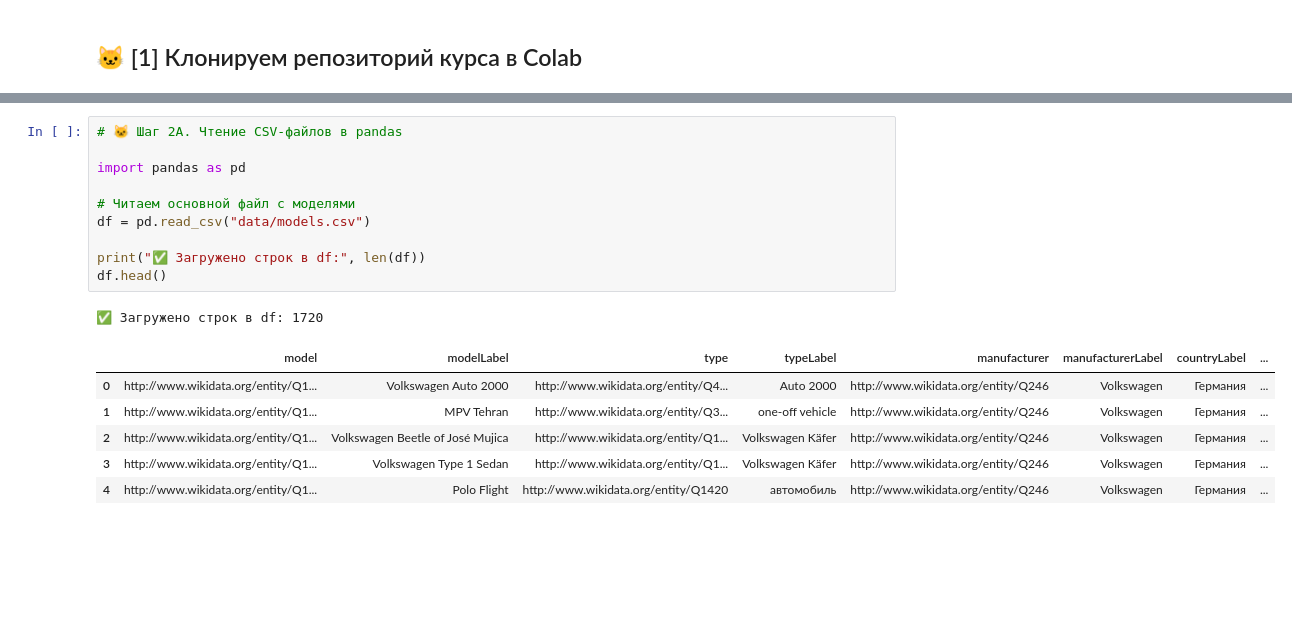
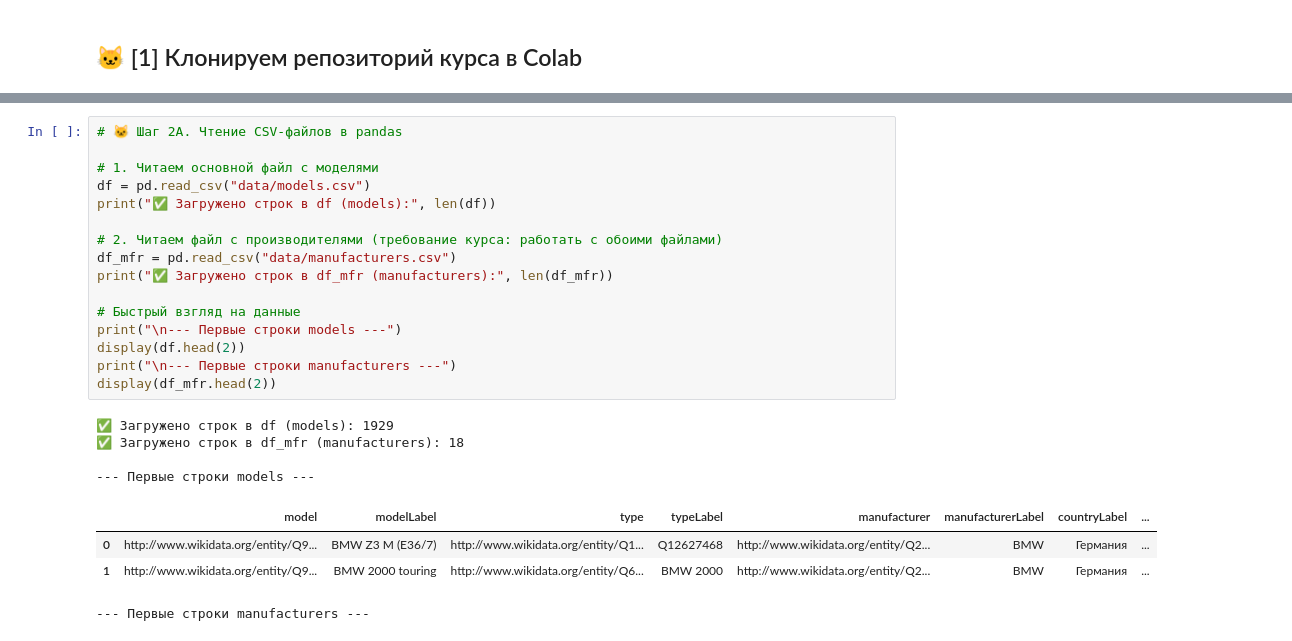
Before and after one commit to h77k/python-ai-Trunova-Polina, a Jupyter notebook: notebooks/week2b_read_csv.ipynb, the cells around one changed output, grey strips where cells are left out. Drawn from its saved outputs; the diff is of its cells as text; blank space fills up the shorter version.

```diff
--- a/notebooks/week2b_read_csv.ipynb
+++ b/notebooks/week2b_read_csv.ipynb
@@ -53,18 +65,25 @@ print("✅ Репозиторий готов, теперь мы работаем
 # %%
 # 🐱 Шаг 2A. Чтение CSV-файлов в pandas
 
-import pandas as pd
+# 1. Читаем основной файл с моделями
+df = pd.read_csv("data/models.csv")
+print("✅ Загружено строк в df (models):", len(df))
 
-# Читаем основной файл с моделями
-df = pd.read_csv("data/models.csv")
+# 2. Читаем файл с производителями (требование курса: работать с обоими файлами)
+df_mfr = pd.read_csv("data/manufacturers.csv")
+print("✅ Загружено строк в df_mfr (manufacturers):", len(df_mfr))
 
-print("✅ Загружено строк в df:", len(df))
-df.head()
+# Быстрый взгляд на данные
+print("\n--- Первые строки models ---")
+display(df.head(2))
+print("\n--- Первые строки manufacturers ---")
+display(df_mfr.head(2))
 # %% [output]
-✅ Загружено строк в df: 1720
+✅ Загружено строк в df (models): 1929
+✅ Загружено строк в df_mfr (manufacturers): 18
+
+--- Первые строки models ---
 |  | model | modelLabel | type | typeLabel | manufacturer | manufacturerLabel | countryLabel | ... |
-| 0 | http://www.wikidata.org/entity/Q1... | Volkswagen Auto 2000 | http://www.wikidata.org/entity/Q4... | Auto 2000 | http://www.wikidata.org/entity/Q246 | Volkswagen | Германия | ... |
-| 1 | http://www.wikidata.org/entity/Q1... | MPV Tehran | http://www.wikidata.org/entity/Q3... | one-off vehicle | http://www.wikidata.org/entity/Q246 | Volkswagen | Германия | ... |
-| 2 | http://www.wikidata.org/entity/Q1... | Volkswagen Beetle of José Mujica | http://www.wikidata.org/entity/Q1... | Volkswagen Käfer | http://www.wikidata.org/entity/Q246 | Volkswagen | Германия | ... |
-| 3 | http://www.wikidata.org/entity/Q1... | Volkswagen Type 1 Sedan | http://www.wikidata.org/entity/Q1... | Volkswagen Käfer | http://www.wikidata.org/entity/Q246 | Volkswagen | Германия | ... |
-| 4 | http://www.wikidata.org/entity/Q1... | Polo Flight | http://www.wikidata.org/entity/Q1420 | автомобиль | http://www.wikidata.org/entity/Q246 | Volkswagen | Германия | ... |
+| 0 | http://www.wikidata.org/entity/Q9... | BMW Z3 M (E36/7) | http://www.wikidata.org/entity/Q1... | Q12627468 | http://www.wikidata.org/entity/Q2... | BMW | Германия | ... |
+| 1 | http://www.wikidata.org/entity/Q9... | BMW 2000 touring | http://www.wikidata.org/entity/Q6... | BMW 2000 | http://www.wikidata.org/entity/Q2... | BMW | Германия | ... |
+--- Первые строки manufacturers ---
```
Also changed, not shown: parts of 17 cells of this notebook.
